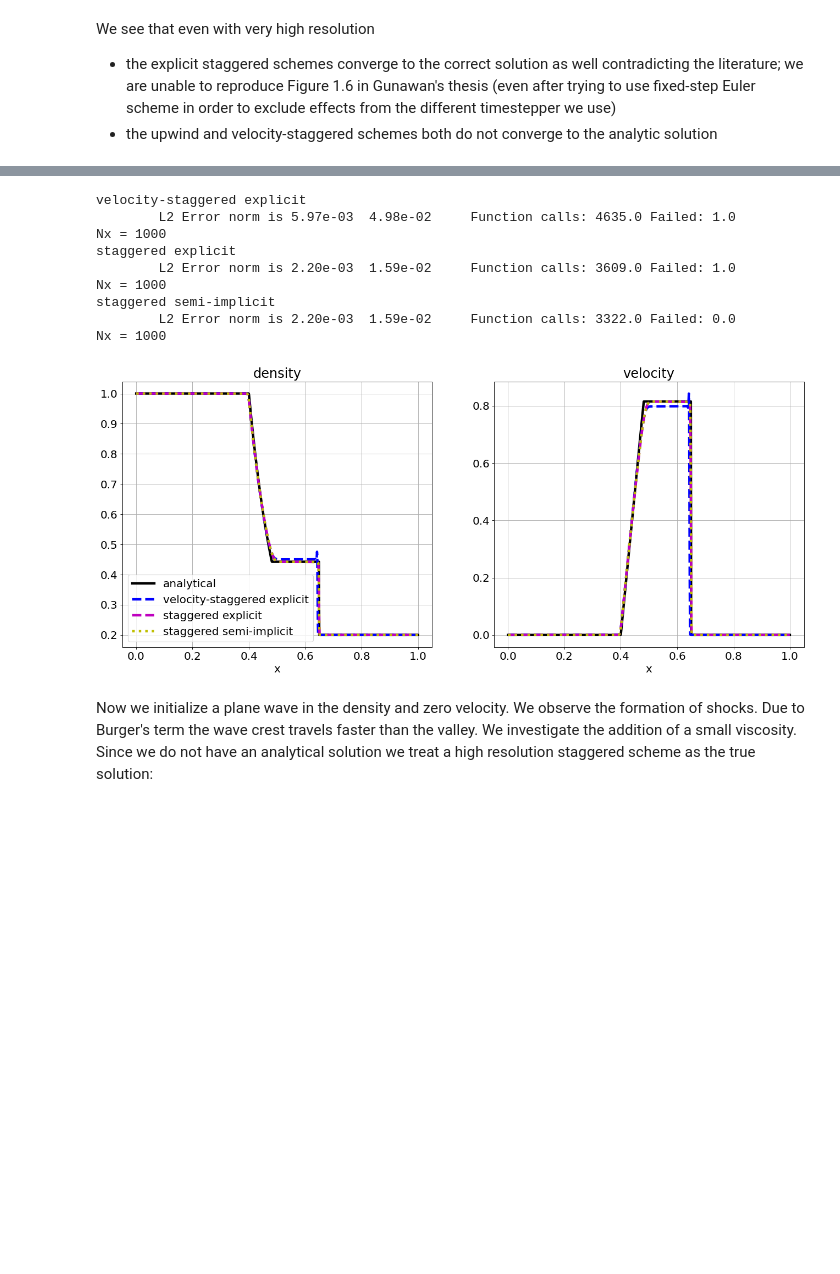
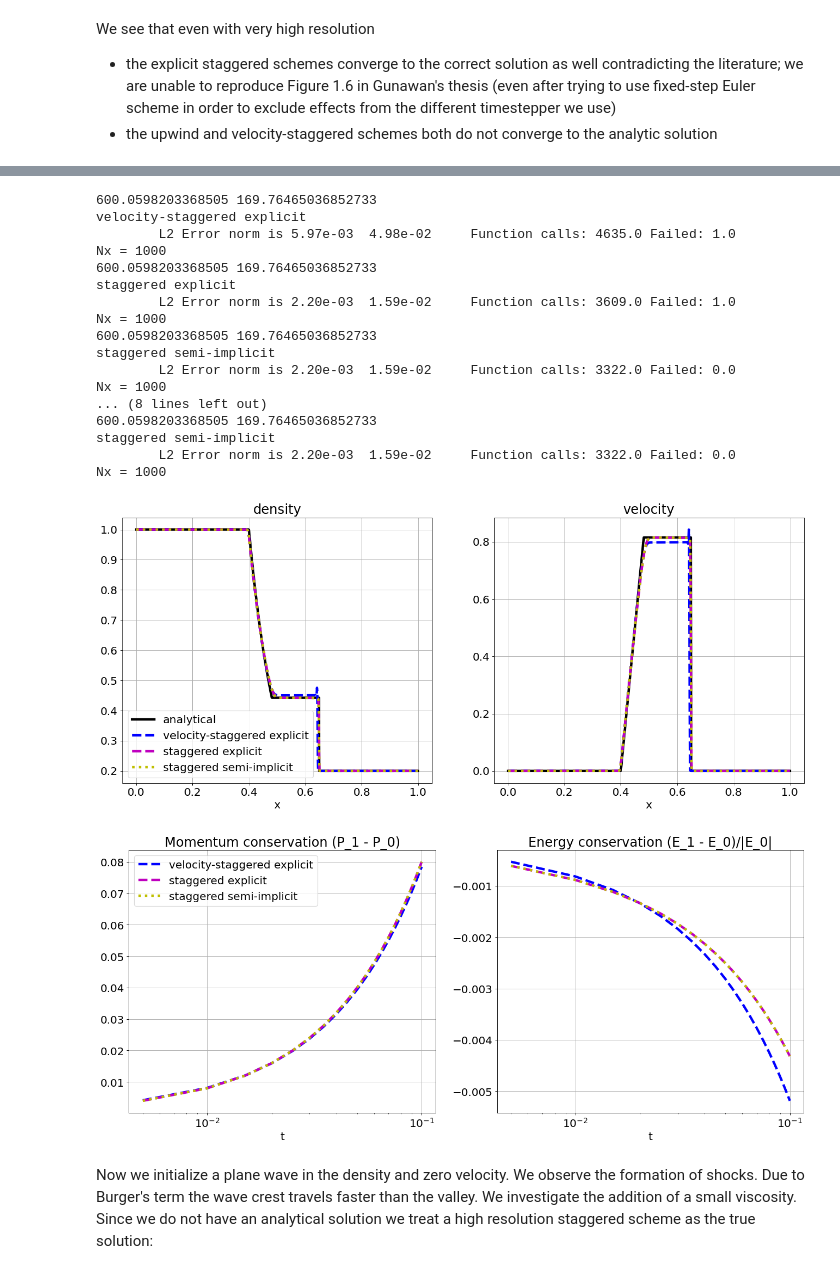
Before and after one commit to mwiesenberger/advection, a Jupyter notebook: navier-stokes.ipynb, the cells around one changed output, grey strips where cells are left out. Saved outputs shown, nothing was run; the diff lists cells and outputs as text; code cells hidden in the pictures; blank space fills up the shorter version.

```diff
--- a/navier-stokes.ipynb
+++ b/navier-stokes.ipynb
@@ -544,33 +553,43 @@ for p in [
 #     {"type" : "upwind", "ls" : "r--"},
          ] :
     params = make_navier_stokes_input()
     params["ls"] = p["ls"]
     params["grid"]["Nx"]= 1000
     params["output"]["tend"] = 0.1
     params["timestepper"]["type"] = "ARK"
     params["timestepper"]["tableau"]  = "ARK-4-2-3"
     if( p["variant"] == "explicit" or p["variant"] == "slope-limiter-explicit") :
         params["timestepper"]["tableau"]  = "Bogacki-Shampine-4-2-3"
         params["timestepper"]["type"] = "ERK"
 #         params["timestepper"]["tableau"]  = "Midpoint-2-2"
 #         params["timestepper"]["dt"] = 1e-3/10;
 #         params["timestepper"]["type"] = "RK"
     params["physical"] ["alpha"] = 1 # they choose p = rho^2
     params["physical"] ["gamma"] = 1 # they choose p = rho^2
     params["advection"] = p
     p_list.append(params)
 plot_navier_stokes(p_list, plot = "fields", save_fig = True, figure_name = "sod.png")
+plot_navier_stokes(p_list, plot="momentum", save_fig = False)
 # %% [output]
+600.0598203368505 169.76465036852733
 velocity-staggered explicit
         L2 Error norm is 5.97e-03  4.98e-02     Function calls: 4635.0 Failed: 1.0
 Nx = 1000
+600.0598203368505 169.76465036852733
 staggered explicit
         L2 Error norm is 2.20e-03  1.59e-02     Function calls: 3609.0 Failed: 1.0
 Nx = 1000
+600.0598203368505 169.76465036852733
 staggered semi-implicit
         L2 Error norm is 2.20e-03  1.59e-02     Function calls: 3322.0 Failed: 0.0
 Nx = 1000
+... (8 lines left out)
+600.0598203368505 169.76465036852733
+staggered semi-implicit
+        L2 Error norm is 2.20e-03  1.59e-02     Function calls: 3322.0 Failed: 0.0
+Nx = 1000
 [figure]
+[figure, added]
 # %% [markdown]
 Now we initialize a plane wave in the density and zero velocity. We observe the formation of shocks. Due to Burger's term the wave crest travels faster than the valley. We investigate the addition of a small viscosity.
 Since we do not have an analytical solution we treat a high resolution staggered scheme as the true solution:
```
Also changed, not shown: parts of 9 cells of this notebook, 6 other files.
